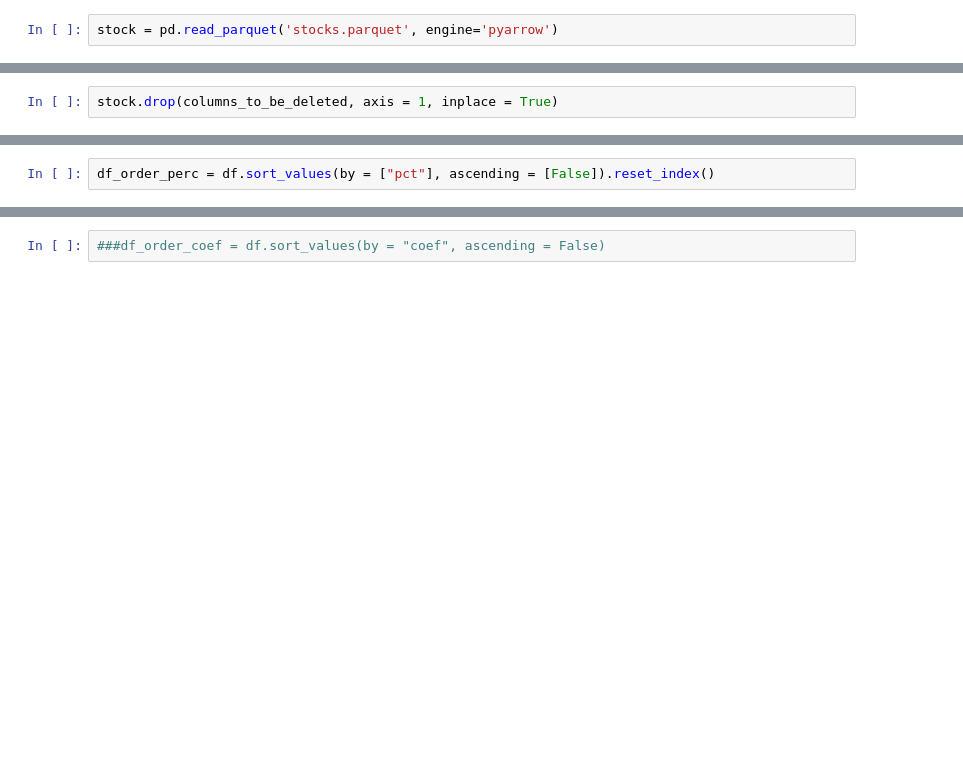
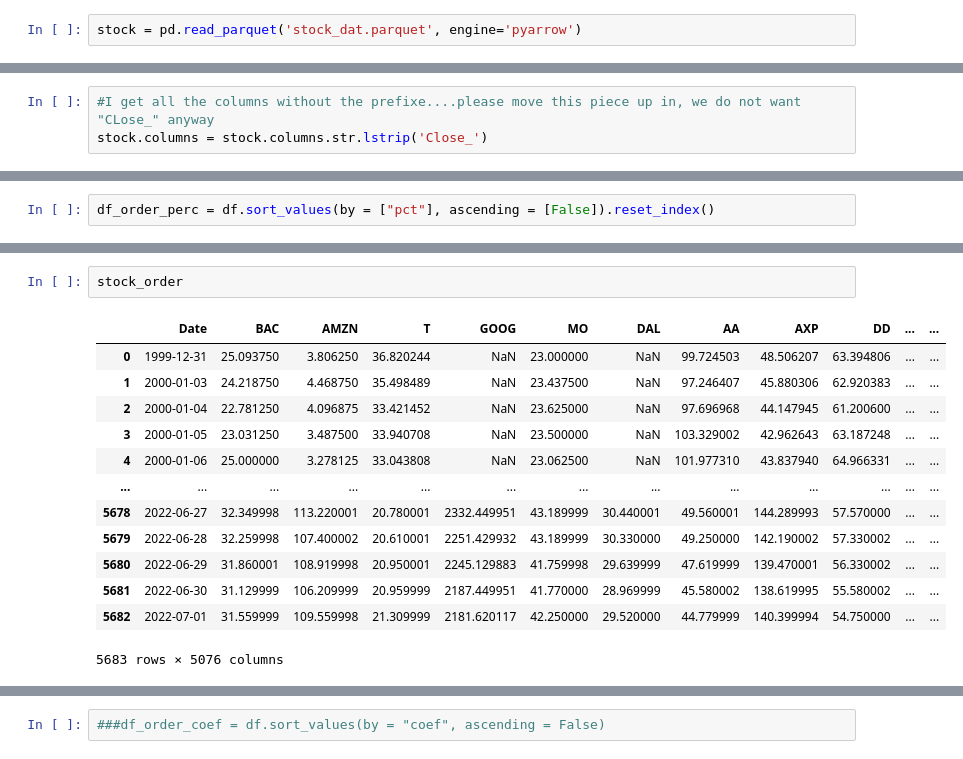
Before and after one commit to zolima97/stock_data_downloader, a Jupyter notebook: TRADING/gold_digger.ipynb, the cells around one changed output, grey strips where cells are left out. Cells and saved outputs as stored; diff of their text form; blank space fills up the shorter version.

```diff
--- a/TRADING/gold_digger.ipynb
+++ b/TRADING/gold_digger.ipynb
@@ -16,4 +18,4 @@ Today's date: 2022-07-02
 # %%
 #stock = pd.read_csv("stock.csv", compression='gzip', sep = ";")
 # %%
-stock = pd.read_parquet('stocks.parquet', engine='pyarrow')
+stock = pd.read_parquet('stock_dat.parquet', engine='pyarrow')
@@ -24,3 +24,6 @@ stock_bkp = stock.copy()
+# %%
+#I get all the columns without the prefixe....please move this piece up in, we do not want "CLose_" anyway
+stock.columns = stock.columns.str.lstrip('Close_')
 # %%
 column_names = ["ticker", "pct"]
 
@@ -36,2 +33,0 @@ for i in stock.columns:
-# %%
-stock.drop(columns_to_be_deleted, axis = 1, inplace = True)
@@ -98,0 +196,16 @@ df_order_perc[df_order_perc["ticker"] == "Close_IBM"]
+# %%
+stock_order
+# %% [output]
+|  | Date | BAC | AMZN | T | GOOG | MO | DAL | AA | AXP | DD | ... | ... |
+| 0 | 1999-12-31 | 25.093750 | 3.806250 | 36.820244 | NaN | 23.000000 | NaN | 99.724503 | 48.506207 | 63.394806 | ... | ... |
+| 1 | 2000-01-03 | 24.218750 | 4.468750 | 35.498489 | NaN | 23.437500 | NaN | 97.246407 | 45.880306 | 62.920383 | ... | ... |
+| 2 | 2000-01-04 | 22.781250 | 4.096875 | 33.421452 | NaN | 23.625000 | NaN | 97.696968 | 44.147945 | 61.200600 | ... | ... |
+| 3 | 2000-01-05 | 23.031250 | 3.487500 | 33.940708 | NaN | 23.500000 | NaN | 103.329002 | 42.962643 | 63.187248 | ... | ... |
+| 4 | 2000-01-06 | 25.000000 | 3.278125 | 33.043808 | NaN | 23.062500 | NaN | 101.977310 | 43.837940 | 64.966331 | ... | ... |
+| ... | ... | ... | ... | ... | ... | ... | ... | ... | ... | ... | ... | ... |
+| 5678 | 2022-06-27 | 32.349998 | 113.220001 | 20.780001 | 2332.449951 | 43.189999 | 30.440001 | 49.560001 | 144.289993 | 57.570000 | ... | ... |
+| 5679 | 2022-06-28 | 32.259998 | 107.400002 | 20.610001 | 2251.429932 | 43.189999 | 30.330000 | 49.250000 | 142.190002 | 57.330002 | ... | ... |
+| 5680 | 2022-06-29 | 31.860001 | 108.919998 | 20.950001 | 2245.129883 | 41.759998 | 29.639999 | 47.619999 | 139.470001 | 56.330002 | ... | ... |
+| 5681 | 2022-06-30 | 31.129999 | 106.209999 | 20.959999 | 2187.449951 | 41.770000 | 28.969999 | 45.580002 | 138.619995 | 55.580002 | ... | ... |
+| 5682 | 2022-07-01 | 31.559999 | 109.559998 | 21.309999 | 2181.620117 | 42.250000 | 29.520000 | 44.779999 | 140.399994 | 54.750000 | ... | ... |
+5683 rows × 5076 columns
```
Also changed, not shown: parts of 34 cells of this notebook, 2 other files.
